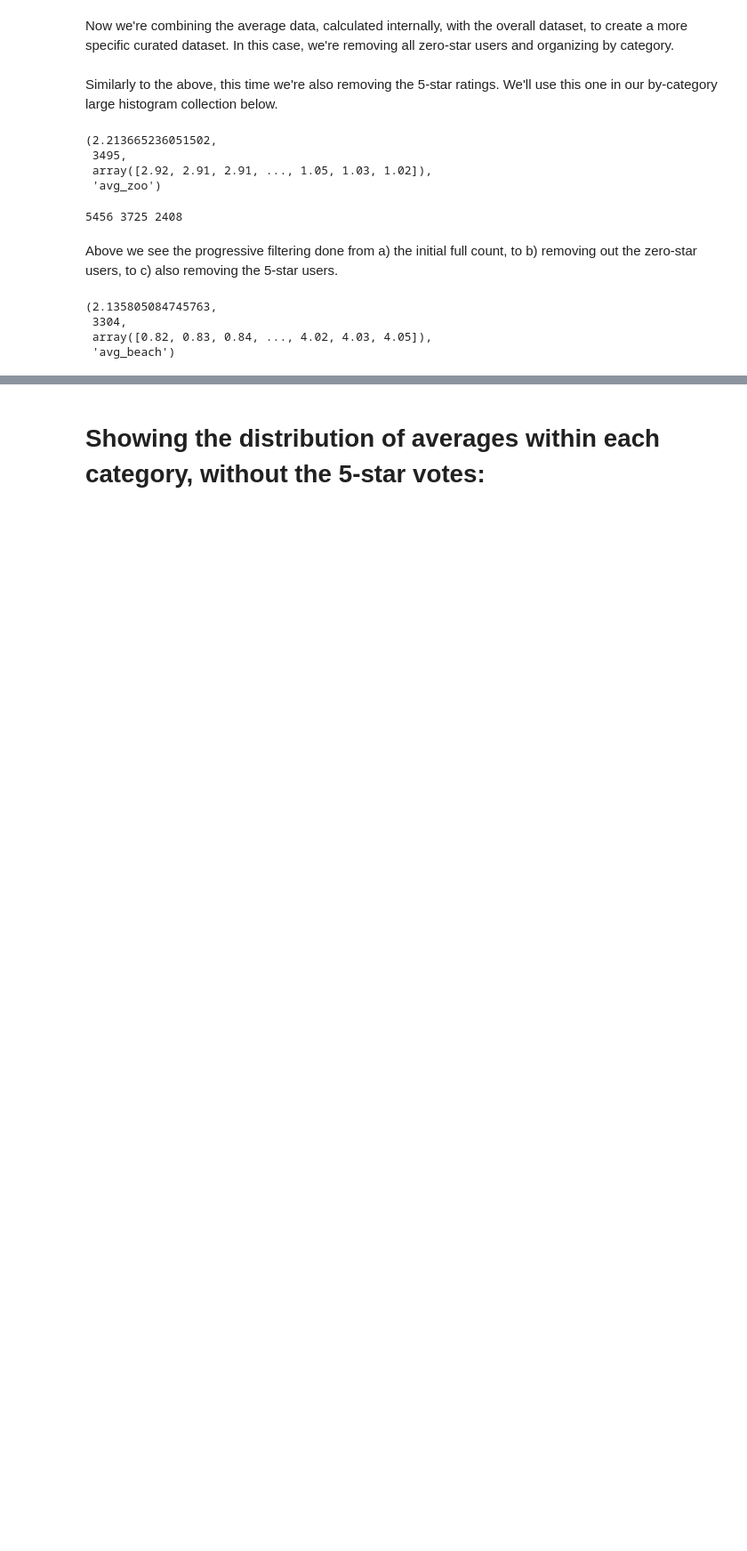
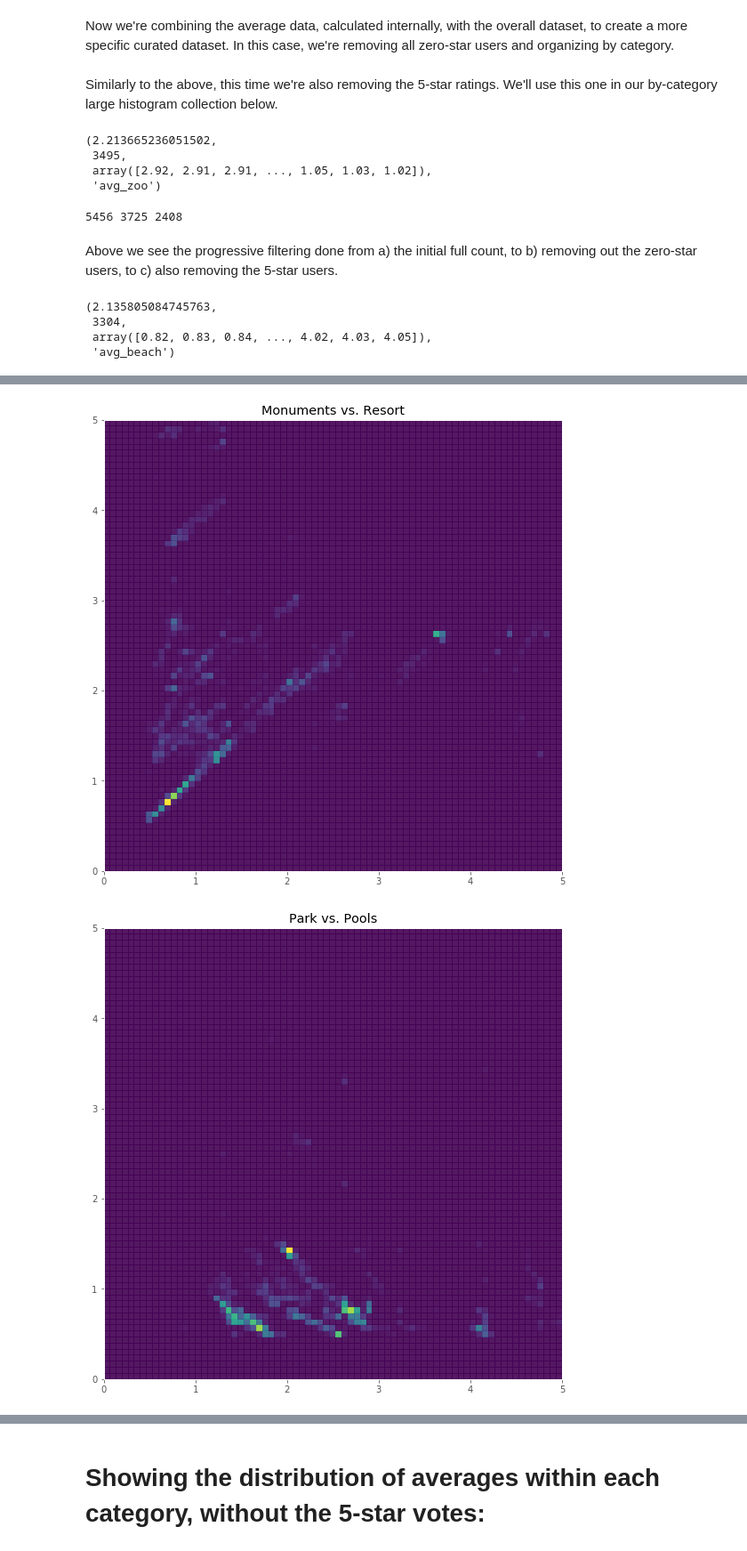
Before and after one commit to Risuo/Euler, a Jupyter notebook: Final_Project_Average_Google_Places_Review_Data.ipynb, the cells around one changed output, grey strips where cells are left out. Shown at 89% size. Cells and saved outputs as stored; diff of their text form; code cells hidden in the pictures; blank space fills up the shorter version.

```diff
--- a/Final_Project_Average_Google_Places_Review_Data.ipynb
+++ b/Final_Project_Average_Google_Places_Review_Data.ipynb
@@ -458,0 +470,6 @@ a = build_2dHistogram(outside_stripped, len(outside_stripped))`
+# %%
+a = build_2dHistogram([monumentsAvgCount_stripped, resortAvgCount_stripped], 2, 15)
+b = build_2dHistogram([parkAvgCount_stripped, poolAvgCount_stripped], 2, 15)
+# %% [output]
+[figure, added]
+[figure, added]
```
Also changed, not shown: parts of 10 cells of this notebook.
